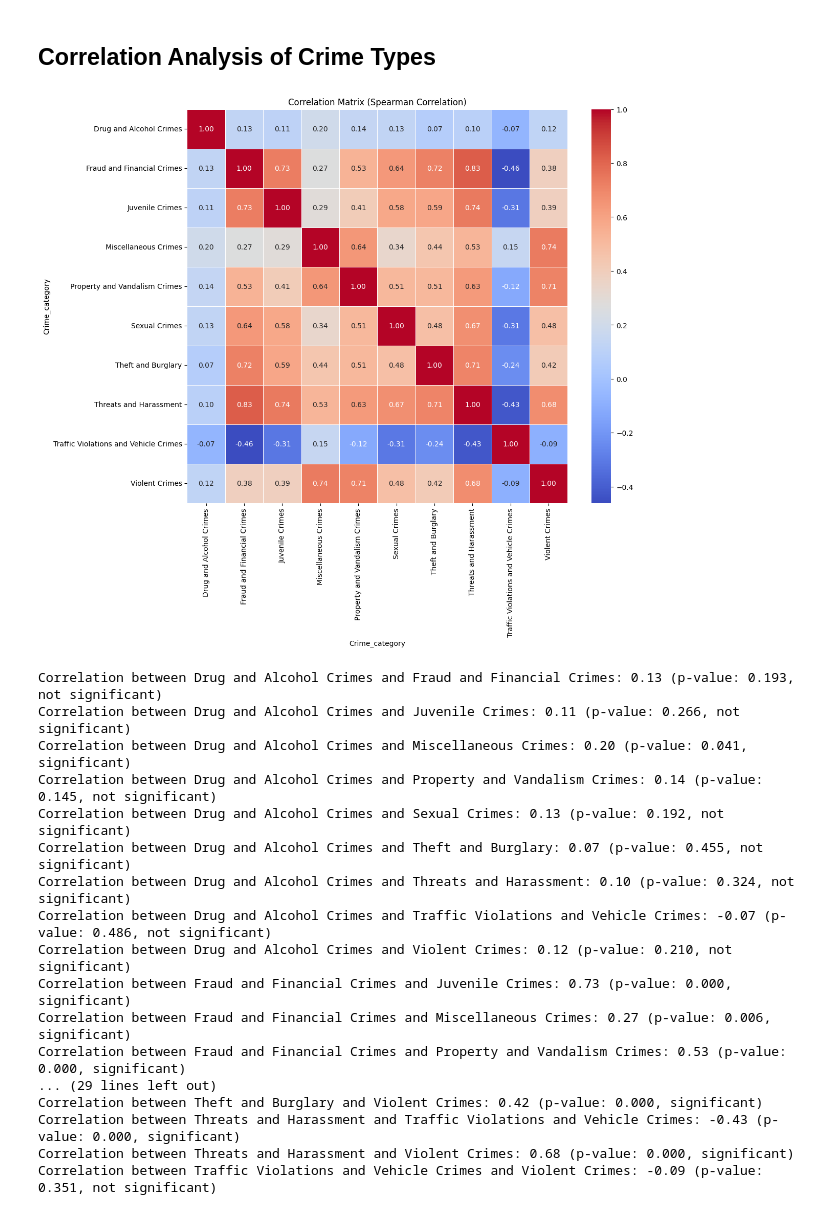
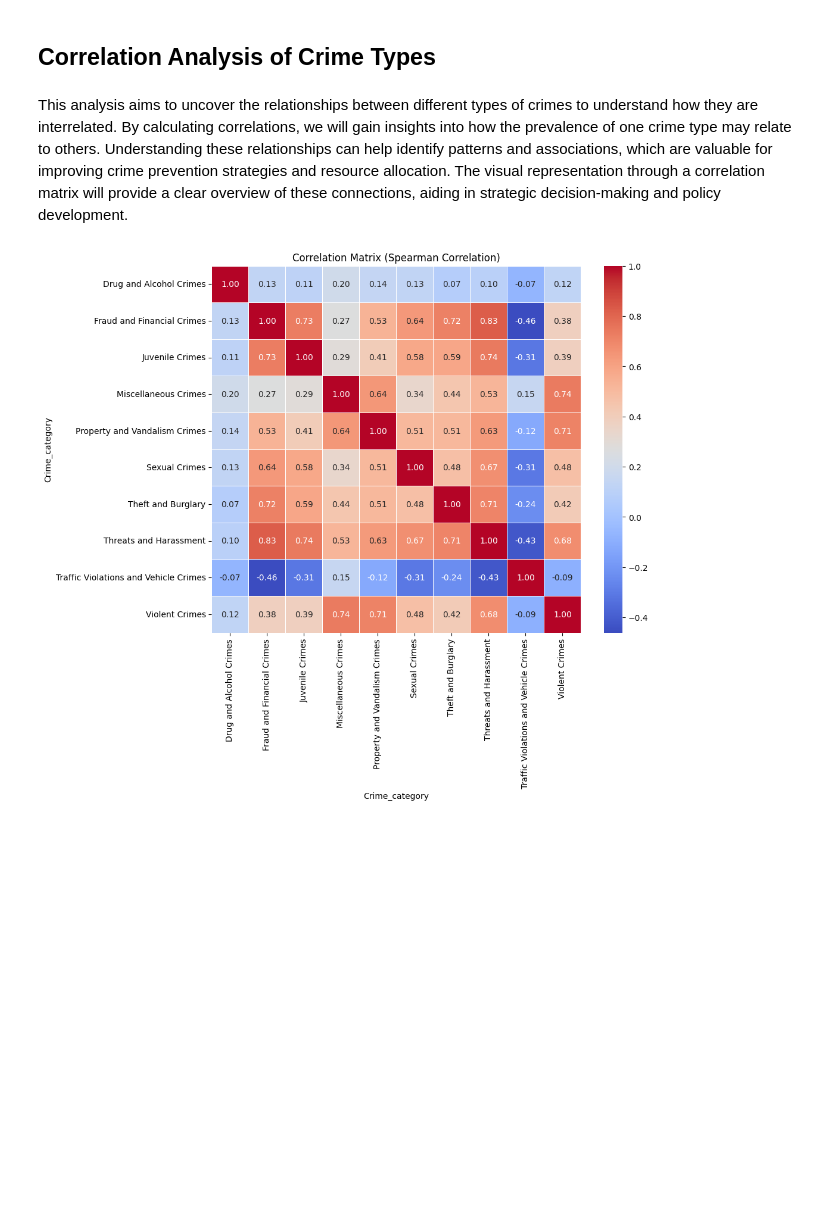
Before and after one commit to TereshchenkoKyrylo/Los-Angeles-Crimes-Analysis, a Jupyter notebook: notebook.ipynb, the cells around one changed output. Drawn from its saved outputs; the diff is of its cells as text; code cells hidden in the pictures; blank space fills up the shorter version.

Commit message:
Correlational analysis of crime types is finished

```diff
--- a/notebook.ipynb
+++ b/notebook.ipynb
@@ -1590,6 +1590,8 @@ print(average_victim_description)
 The average victim of a crime is Hispanic/Latin/Mexican male 26-34 years.
 # %% [markdown]
 ## Correlation Analysis of Crime Types
+# %% [markdown]
+This analysis aims to uncover the relationships between different types of crimes to understand how they are interrelated. By calculating correlations, we will gain insights into how the prevalence of one crime type may relate to others. Understanding these relationships can help identify patterns and associations, which are valuable for improving crime prevention strategies and resource allocation. The visual representation through a correlation matrix will provide a clear overview of these connections, aiding in strategic decision-making and policy development.
 # %%
 from scipy.stats import pearsonr, spearmanr, kendalltau, normaltest
 
@@ -1618,53 +1620,44 @@ correlation_method = 'pearson' if all(p > 0.05 for p in normality_tests.values()
 if correlation_method == 'pearson':
     correlation_matrix = crime_counts.corr(method='pearson')
 else:
     correlation_matrix = crime_counts.corr(method='spearman')
 
 # Plot heatmap of correlation matrix
-plt.figure(figsize=(12, 10))
+plt.figure(figsize=(10, 8))
 sns.heatmap(correlation_matrix, annot=True, cmap='coolwarm', fmt='.2f', linewidths=.5)
 plt.title(f'Correlation Matrix ({correlation_method.capitalize()} Correlation)')
 plt.show()
 
 # Calculate correlation coefficients and p-values
 def compute_correlations(df, method):
     results = []
     columns = df.columns
     for i in range(len(columns)):
         for j in range(i + 1, len(columns)):
             col1 = columns[i]
             col2 = columns[j]
             if method == 'pearson':
                 coef, p_value = pearsonr(df[col1], df[col2])
             elif method == 'spearman':
                 coef, p_value = spearmanr(df[col1], df[col2])
             else:
                 coef, p_value = kendalltau(df[col1], df[col2])
             results.append((col1, col2, coef, p_value))
     return results
 
 correlation_results = compute_correlations(crime_counts, correlation_method)
 
-# Print correlation results
-for col1, col2, coef, p_value in correlation_results:
-    significance = 'significant' if p_value < 0.05 else 'not significant'
-    print(f'Correlation between {col1} and {col2}: {coef:.2f} (p-value: {p_value:.3f}, {significance})')
+# Create the output widget
+output = widgets.Output()
+
+with output:
+    for col1, col2, coef, p_value in correlation_results:
+        significance = 'significant' if p_value < 0.05 else 'not significant'
+        print(f'Correlation between {col1} and {col2}: {coef:.2f} (p-value: {p_value:.3f}, {significance})')
+
+# Display the scrollable output
+scrollable_output = widgets.VBox([output])
+scrollable_output.layout.height = '300px'  # Set the height for scrolling
+display(scrollable_output)
 # %% [output]
-[figure, old version]
+[figure, new version]
-Correlation between Drug and Alcohol Crimes and Fraud and Financial Crimes: 0.13 (p-value: 0.193, not significant)
-Correlation between Drug and Alcohol Crimes and Juvenile Crimes: 0.11 (p-value: 0.266, not significant)
-Correlation between Drug and Alcohol Crimes and Miscellaneous Crimes: 0.20 (p-value: 0.041, significant)
-Correlation between Drug and Alcohol Crimes and Property and Vandalism Crimes: 0.14 (p-value: 0.145, not significant)
-Correlation between Drug and Alcohol Crimes and Sexual Crimes: 0.13 (p-value: 0.192, not significant)
-Correlation between Drug and Alcohol Crimes and Theft and Burglary: 0.07 (p-value: 0.455, not significant)
-Correlation between Drug and Alcohol Crimes and Threats and Harassment: 0.10 (p-value: 0.324, not significant)
-Correlation between Drug and Alcohol Crimes and Traffic Violations and Vehicle Crimes: -0.07 (p-value: 0.486, not significant)
-Correlation between Drug and Alcohol Crimes and Violent Crimes: 0.12 (p-value: 0.210, not significant)
-Correlation between Fraud and Financial Crimes and Juvenile Crimes: 0.73 (p-value: 0.000, significant)
-Correlation between Fraud and Financial Crimes and Miscellaneous Crimes: 0.27 (p-value: 0.006, significant)
-Correlation between Fraud and Financial Crimes and Property and Vandalism Crimes: 0.53 (p-value: 0.000, significant)
-... (29 lines left out)
-Correlation between Theft and Burglary and Violent Crimes: 0.42 (p-value: 0.000, significant)
-Correlation between Threats and Harassment and Traffic Violations and Vehicle Crimes: -0.43 (p-value: 0.000, significant)
-Correlation between Threats and Harassment and Violent Crimes: 0.68 (p-value: 0.000, significant)
-Correlation between Traffic Violations and Vehicle Crimes and Violent Crimes: -0.09 (p-value: 0.351, not significant)
```
Also changed, not shown: parts of 3 cells of this notebook.
